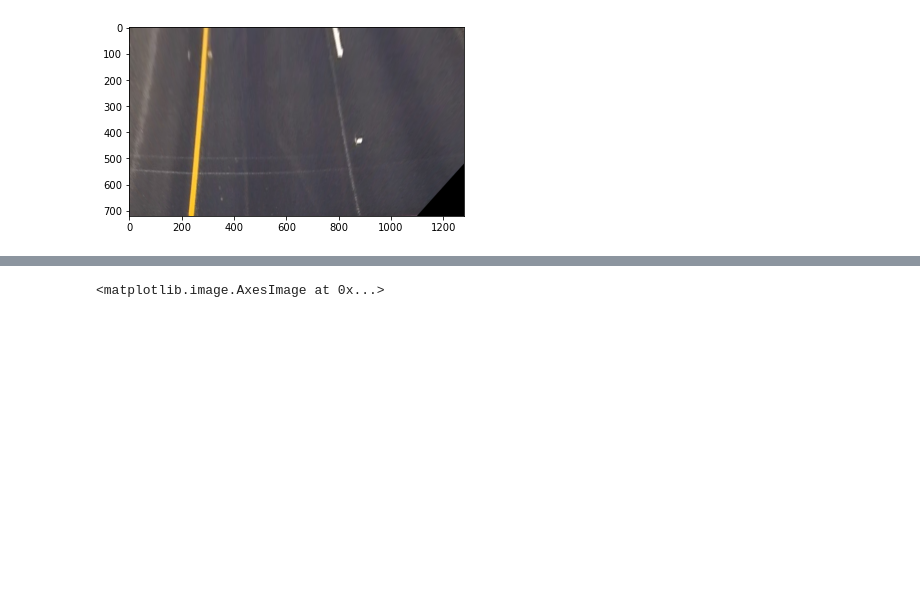
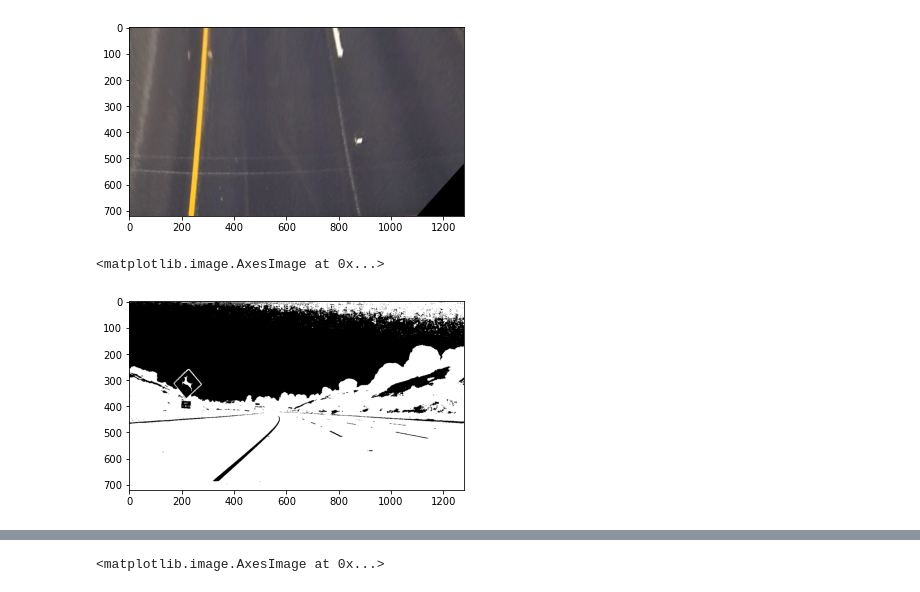
Before and after one commit to Ahmedkhalifa1999/Simple-Perception-Stack-for-Self-Driving-Car, a Jupyter notebook: Pipeline Idea 1.ipynb, the cells around one changed output, grey strips where cells are left out. Drawn from its saved outputs; the diff is of its cells as text; code cells hidden in the pictures; blank space fills up the shorter version.

```diff
--- a/Pipeline Idea 1.ipynb
+++ b/Pipeline Idea 1.ipynb
@@ -29,5 +29,16 @@ h, s, v = cv2.split(warped_hsv)
 white_mask = (s < 30) & (v > 100)
 yellow_mask = (80 < h) & (h < 120) & (140 < s) & (s < 255) & (100 < v) & (v < 255)
 lane_mask = white_mask | yellow_mask
+# %%
+hsv = cv2.cvtColor(image, cv2.COLOR_BGR2HSV)
+H = 263 // 2
+mask = cv2.inRange(hsv,(0, 0, 0), (H + 60, 255, 180))
+# H + 50 , 255 , 100  (edt result kwysa)
+# H + 60 , 255 , 180  (edt result kwysa)
+cv2.imshow("grey", mask);cv2.waitKey();cv2.destroyAllWindows()
+plt.imshow(mask, cmap = 'gray')
+# %% [output]
+<matplotlib.image.AxesImage at 0x...>
+[figure, added]
 # %%
 hsv = cv2.cvtColor(image, cv2.COLOR_BGR2HSV)
```
Also changed, not shown: parts of 2 cells of this notebook.
